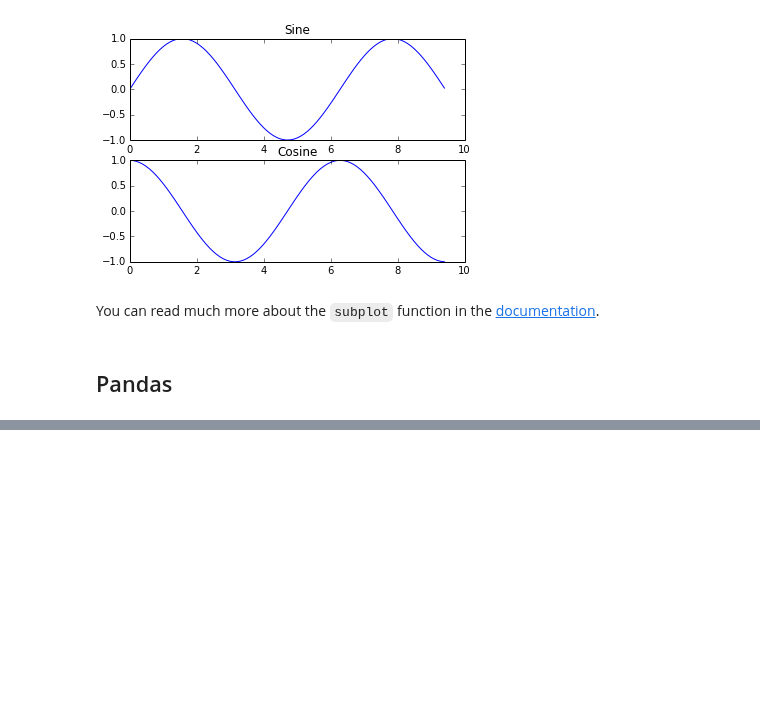
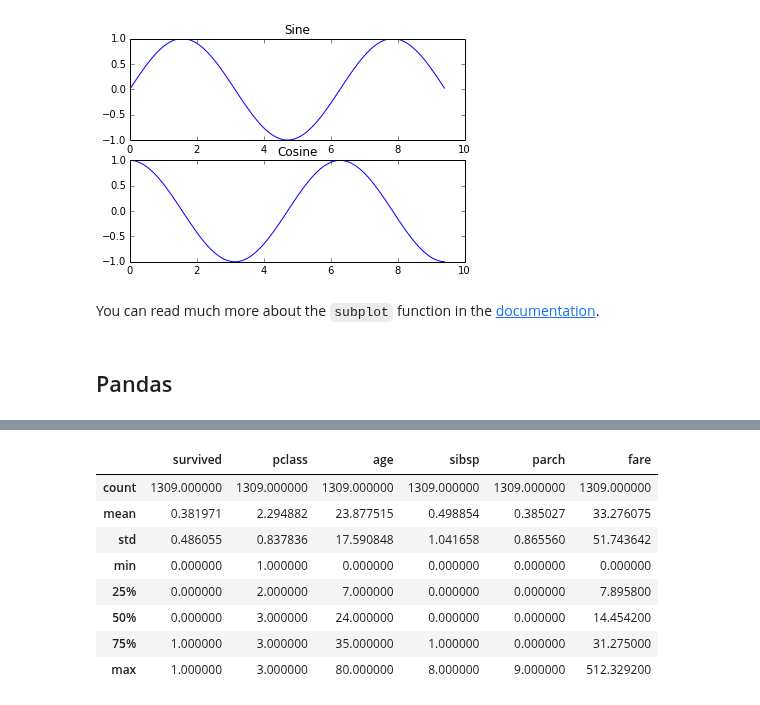
Before and after one commit to Mickael-Galliez/ml17s, a Jupyter notebook: python-tutorial.ipynb, the cells around one changed output, grey strips where cells are left out. Cells and saved outputs as stored; diff of their text form; code cells hidden in the pictures; blank space fills up the shorter version.

```diff
--- a/python-tutorial.ipynb
+++ b/python-tutorial.ipynb
@@ -977,0 +1049,13 @@ You can read much more about the `subplot` function in the [documentation](http:
+# %%
+# check statistics of the data
+dframe.describe()
+# %% [output]
+|  | survived | pclass | age | sibsp | parch | fare |
+| count | 1309.000000 | 1309.000000 | 1309.000000 | 1309.000000 | 1309.000000 | 1309.000000 |
+| mean | 0.381971 | 2.294882 | 23.877515 | 0.498854 | 0.385027 | 33.276075 |
+| std | 0.486055 | 0.837836 | 17.590848 | 1.041658 | 0.865560 | 51.743642 |
+| min | 0.000000 | 1.000000 | 0.000000 | 0.000000 | 0.000000 | 0.000000 |
+| 25% | 0.000000 | 2.000000 | 7.000000 | 0.000000 | 0.000000 | 7.895800 |
+| 50% | 0.000000 | 3.000000 | 24.000000 | 0.000000 | 0.000000 | 14.454200 |
+| 75% | 1.000000 | 3.000000 | 35.000000 | 1.000000 | 0.000000 | 31.275000 |
+| max | 1.000000 | 3.000000 | 80.000000 | 8.000000 | 9.000000 | 512.329200 |
```
Also changed, not shown: parts of 10 cells of this notebook.
